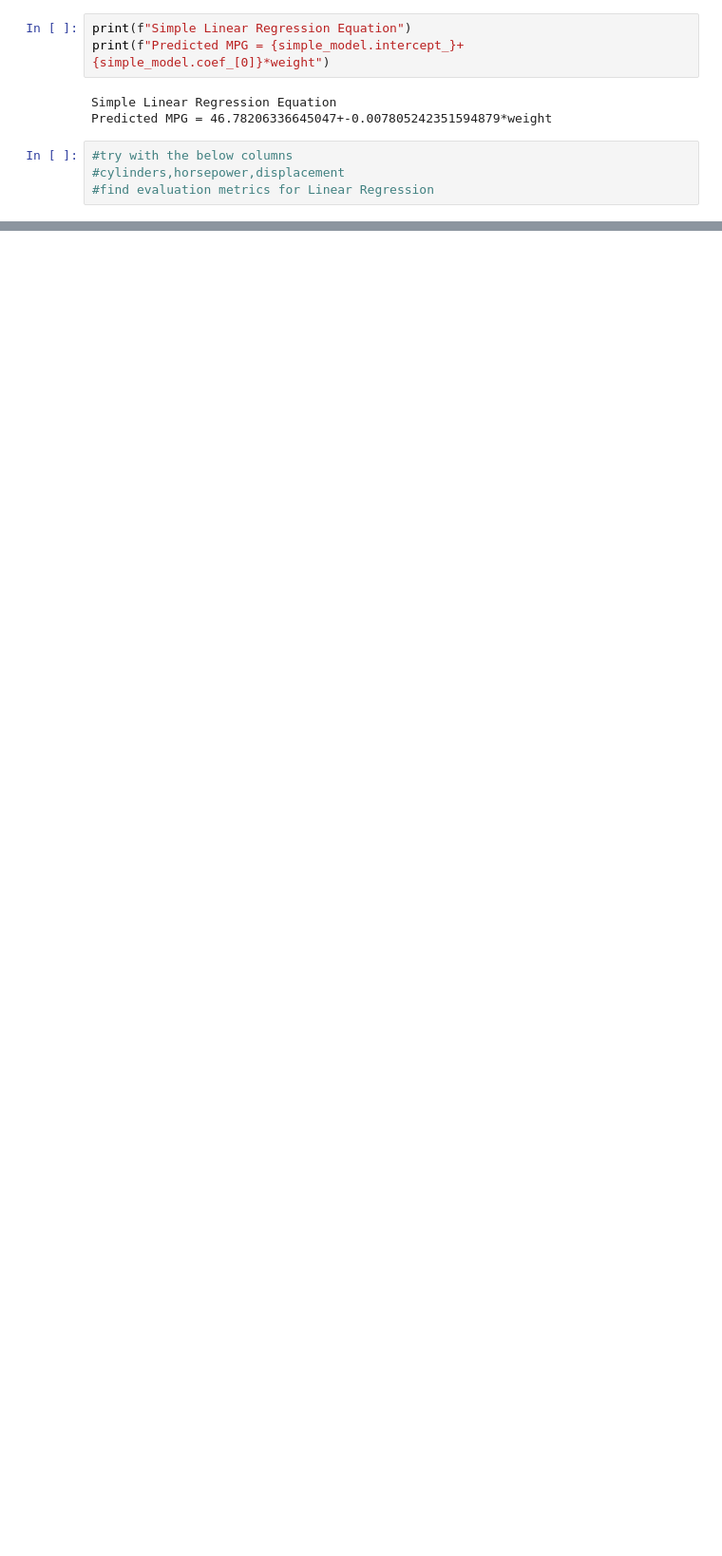
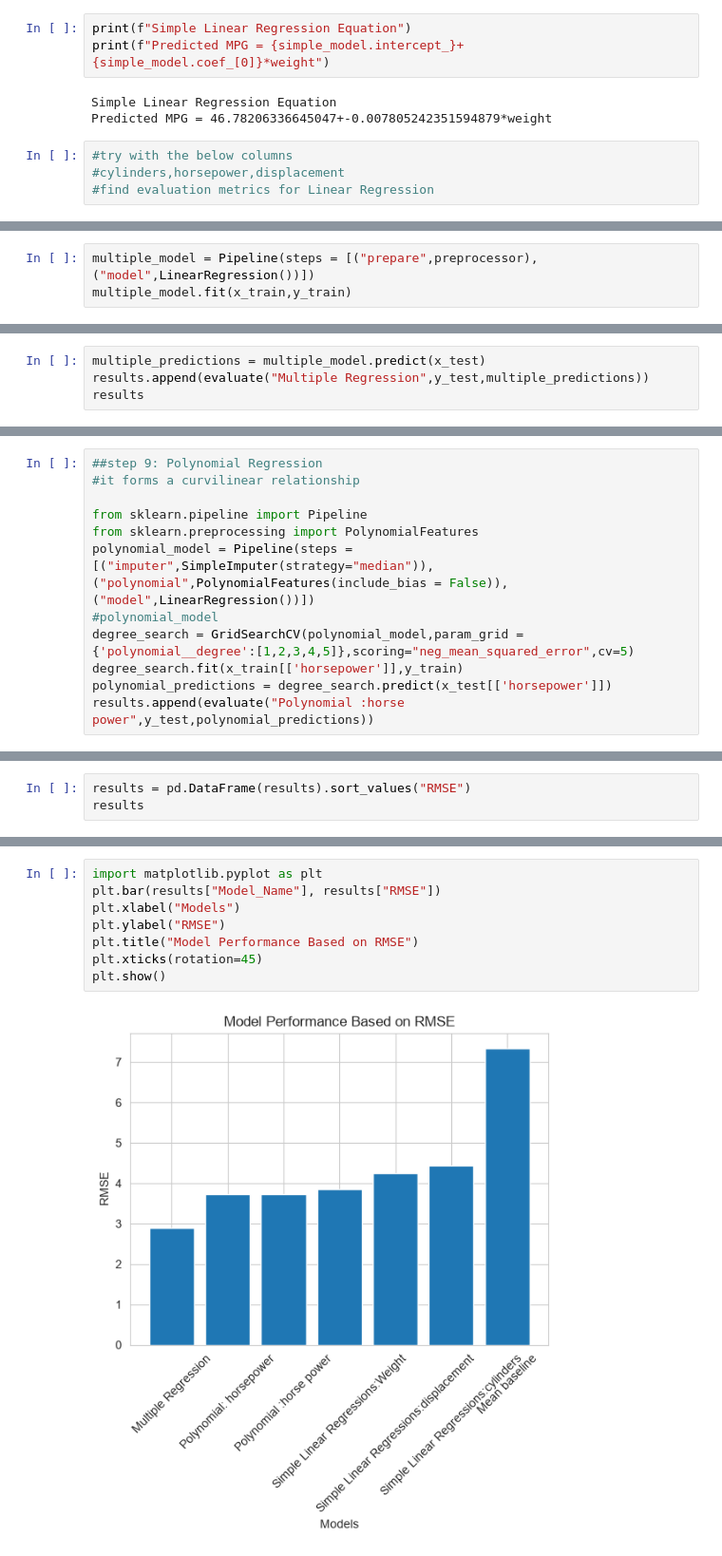
Before and after one commit to imranshaik777/SAHE_2026_ML_WorkShop, a Jupyter notebook: linear_regression.ipynb, the cells around one changed output, grey strips where cells are left out. Shown at 95% size. Drawn from its saved outputs; the diff is of its cells as text; blank space fills up the shorter version.

Commit message:
compared regression models

```diff
--- a/linear_regression.ipynb
+++ b/linear_regression.ipynb
@@ -352,0 +509,3 @@ Predicted MPG = 46.78206336645047+-0.007805242351594879*weight
+# %%
+multiple_model = Pipeline(steps = [("prepare",preprocessor),("model",LinearRegression())])
+multiple_model.fit(x_train,y_train)
@@ -352,0 +528,4 @@ Predicted MPG = 46.78206336645047+-0.007805242351594879*weight
+# %%
+multiple_predictions = multiple_model.predict(x_test)
+results.append(evaluate("Multiple Regression",y_test,multiple_predictions))
+results
@@ -352,0 +550,12 @@ Predicted MPG = 46.78206336645047+-0.007805242351594879*weight
+# %%
+##step 9: Polynomial Regression
+#it forms a curvilinear relationship
+
+from sklearn.pipeline import Pipeline
+from sklearn.preprocessing import PolynomialFeatures
+polynomial_model = Pipeline(steps = [("imputer",SimpleImputer(strategy="median")),("polynomial",PolynomialFeatures(include_bias = False)),("model",LinearRegression())])
+#polynomial_model
+degree_search = GridSearchCV(polynomial_model,param_grid = {'polynomial__degree':[1,2,3,4,5]},scoring="neg_mean_squared_error",cv=5)
+degree_search.fit(x_train[['horsepower']],y_train)
+polynomial_predictions = degree_search.predict(x_test[['horsepower']])
+results.append(evaluate("Polynomial :horse power",y_test,polynomial_predictions))
@@ -352,0 +591,3 @@ Predicted MPG = 46.78206336645047+-0.007805242351594879*weight
+# %%
+results = pd.DataFrame(results).sort_values("RMSE")
+results
@@ -352,0 +603,10 @@ Predicted MPG = 46.78206336645047+-0.007805242351594879*weight
+# %%
+import matplotlib.pyplot as plt
+plt.bar(results["Model_Name"], results["RMSE"])
+plt.xlabel("Models")
+plt.ylabel("RMSE")
+plt.title("Model Performance Based on RMSE")
+plt.xticks(rotation=45)
+plt.show()
+# %% [output]
+[figure, added]
```
Also changed, not shown: parts of 17 cells of this notebook, 1 other file.
